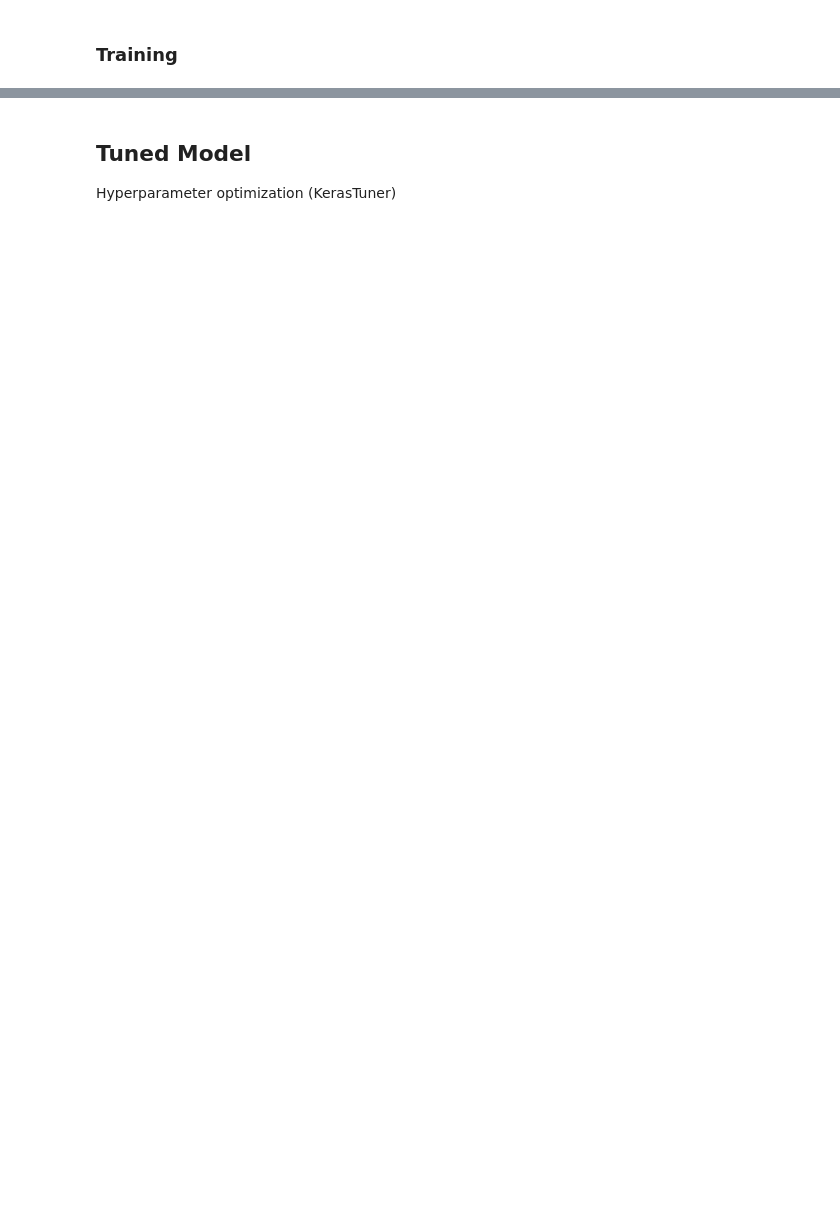
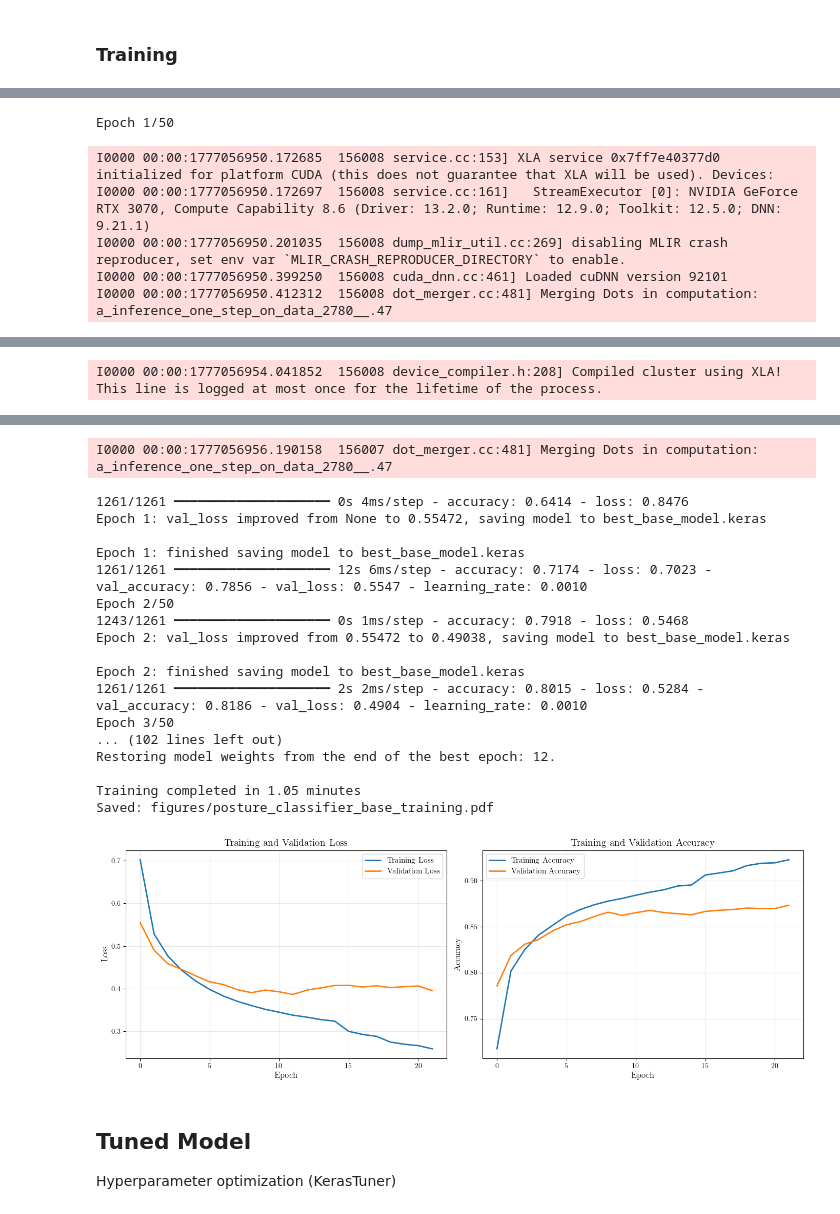
Before and after one commit to Jeison-HM/BedPosIP, a Jupyter notebook: model/train_base_cnn.ipynb, the cells around one changed output, grey strips where cells are left out. Drawn from its saved outputs; the diff is of its cells as text; code cells hidden in the pictures; blank space fills up the shorter version.

```diff
--- a/model/train_base_cnn.ipynb
+++ b/model/train_base_cnn.ipynb
@@ -83,0 +71,3 @@ Dataset shapes:
+# %%
+# Load datasets using package function
+X_train, y_train, X_val, y_val, X_test, y_test = load_dataset(type="raw")
@@ -296,7 +112,8 @@ def plot_training_history(history, save=False):
 # %% [markdown]
 ## Base Model
 # %%
-base_model = create_model()
+# Create and inspect model
+base_model = create_model(num_classes=NUM_CLASSES)
 base_model.summary()
 
 check_layer_trainable_params(base_model)
@@ -356,0 +149,14 @@ Training completed in 1.61 minutes
+# %%
+# Train the model
+base_history = train_model(
+    base_model, X_train, y_train, X_val, y_val, callbacks,
+    batch_size=32, max_epochs=50,
+)
+plot_training_history(base_history, model_name='posture_classifier_base', save=True)
+# %% [output]
+Epoch 1/50
+I0000 00:00:1777056950.172685  156008 service.cc:153] XLA service 0x7ff7e40377d0 initialized for platform CUDA (this does not guarantee that XLA will be used). Devices:
+I0000 00:00:1777056950.172697  156008 service.cc:161]   StreamExecutor [0]: NVIDIA GeForce RTX 3070, Compute Capability 8.6 (Driver: 13.2.0; Runtime: 12.9.0; Toolkit: 12.5.0; DNN: 9.21.1)
+I0000 00:00:1777056950.201035  156008 dump_mlir_util.cc:269] disabling MLIR crash reproducer, set env var `MLIR_CRASH_REPRODUCER_DIRECTORY` to enable.
+I0000 00:00:1777056950.399250  156008 cuda_dnn.cc:461] Loaded cuDNN version 92101
+I0000 00:00:1777056950.412312  156008 dot_merger.cc:481] Merging Dots in computation: a_inference_one_step_on_data_2780__.47
@@ -356,0 +164 @@ Training completed in 1.61 minutes
+I0000 00:00:1777056954.041852  156008 device_compiler.h:208] Compiled cluster using XLA!  This line is logged at most once for the lifetime of the process.
@@ -357,3 +166,22 @@ Training completed in 1.61 minutes
+I0000 00:00:1777056956.190158  156007 dot_merger.cc:481] Merging Dots in computation: a_inference_one_step_on_data_2780__.47
+1261/1261 ━━━━━━━━━━━━━━━━━━━━ 0s 4ms/step - accuracy: 0.6414 - loss: 0.8476
+Epoch 1: val_loss improved from None to 0.55472, saving model to best_base_model.keras
+
+Epoch 1: finished saving model to best_base_model.keras
+1261/1261 ━━━━━━━━━━━━━━━━━━━━ 12s 6ms/step - accuracy: 0.7174 - loss: 0.7023 - val_accuracy: 0.7856 - val_loss: 0.5547 - learning_rate: 0.0010
+Epoch 2/50
+1243/1261 ━━━━━━━━━━━━━━━━━━━━ 0s 1ms/step - accuracy: 0.7918 - loss: 0.5468
+Epoch 2: val_loss improved from 0.55472 to 0.49038, saving model to best_base_model.keras
+
+Epoch 2: finished saving model to best_base_model.keras
+1261/1261 ━━━━━━━━━━━━━━━━━━━━ 2s 2ms/step - accuracy: 0.8015 - loss: 0.5284 - val_accuracy: 0.8186 - val_loss: 0.4904 - learning_rate: 0.0010
+Epoch 3/50
+... (102 lines left out)
+Restoring model weights from the end of the best epoch: 12.
+
+Training completed in 1.05 minutes
+Saved: figures/posture_classifier_base_training.pdf
+[figure, added]
 # %% [markdown]
 ## Tuned Model
 
```
Also changed, not shown: parts of 37 cells of this notebook.
